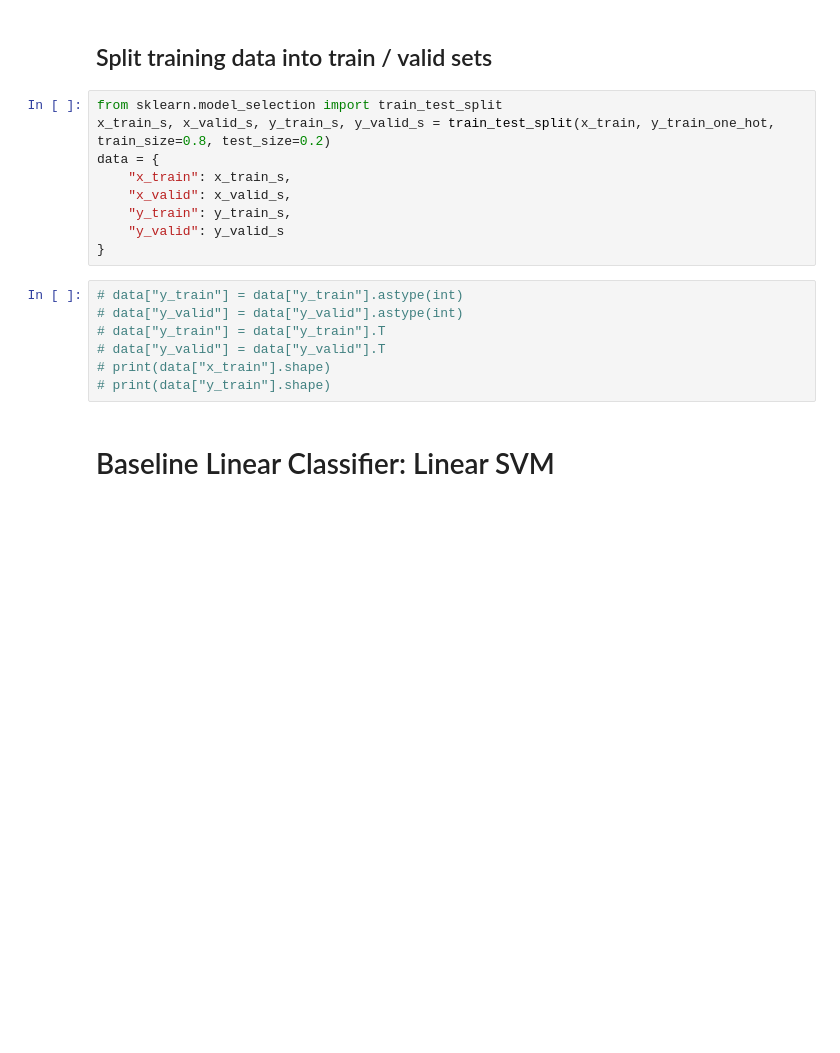
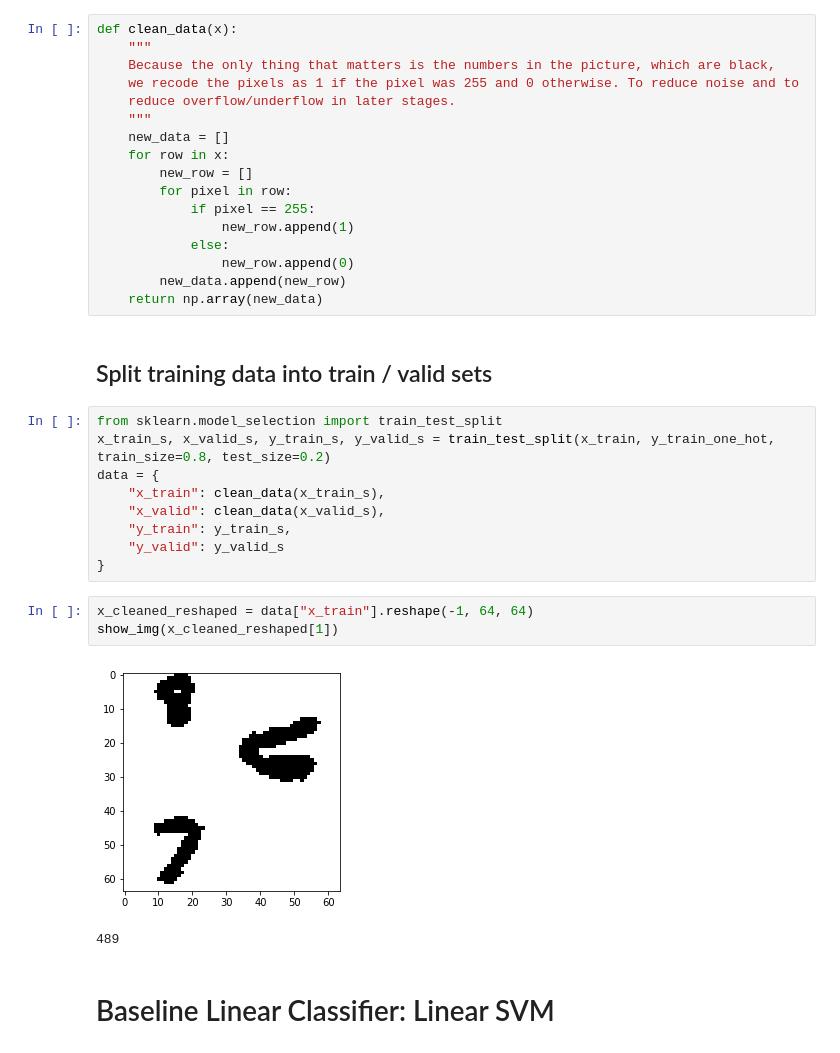
Before and after one commit to cherylyli/MLKaggleComp, a Jupyter notebook: KaggleComp.ipynb, the cells around one changed output. Saved outputs shown, nothing was run; the diff lists cells and outputs as text; blank space fills up the shorter version.

Commit message:
cleaned data to binary

```diff
--- a/KaggleComp.ipynb
+++ b/KaggleComp.ipynb
@@ -37,24 +37,40 @@ print(y_train_reshaped[0])
 # %% [output]
 [figure]
 [ 4.]
+# %%
+def clean_data(x):
+    """
+    Because the only thing that matters is the numbers in the picture, which are black,
+    we recode the pixels as 1 if the pixel was 255 and 0 otherwise. To reduce noise and to
+    reduce overflow/underflow in later stages.
+    """
+    new_data = []
+    for row in x:
+        new_row = []
+        for pixel in row:
+            if pixel == 255:
+                new_row.append(1)
+            else:
+                new_row.append(0)
+        new_data.append(new_row)
+    return np.array(new_data)
 # %% [markdown]
 ## Split training data into train / valid sets
 # %%
 from sklearn.model_selection import train_test_split
 x_train_s, x_valid_s, y_train_s, y_valid_s = train_test_split(x_train, y_train_one_hot, train_size=0.8, test_size=0.2)
 data = {
-    "x_train": x_train_s,
-    "x_valid": x_valid_s,
+    "x_train": clean_data(x_train_s),
+    "x_valid": clean_data(x_valid_s),
     "y_train": y_train_s,
     "y_valid": y_valid_s
 }
-# %%
-# data["y_train"] = data["y_train"].astype(int)
-# data["y_valid"] = data["y_valid"].astype(int)
-# data["y_train"] = data["y_train"].T
-# data["y_valid"] = data["y_valid"].T
-# print(data["x_train"].shape)
-# print(data["y_train"].shape)
+# %%
+x_cleaned_reshaped = data["x_train"].reshape(-1, 64, 64)
+show_img(x_cleaned_reshaped[1])
+# %% [output]
+[figure, added]
+489
 # %% [markdown]
 # Baseline Linear Classifier: Linear SVM
 # %%
```
Also changed, not shown: parts of 2 cells of this notebook.
